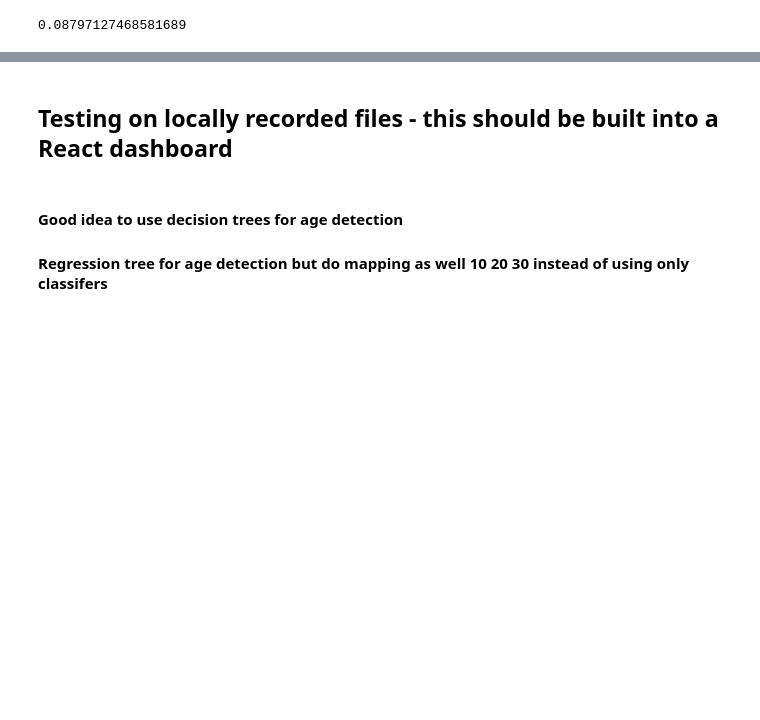
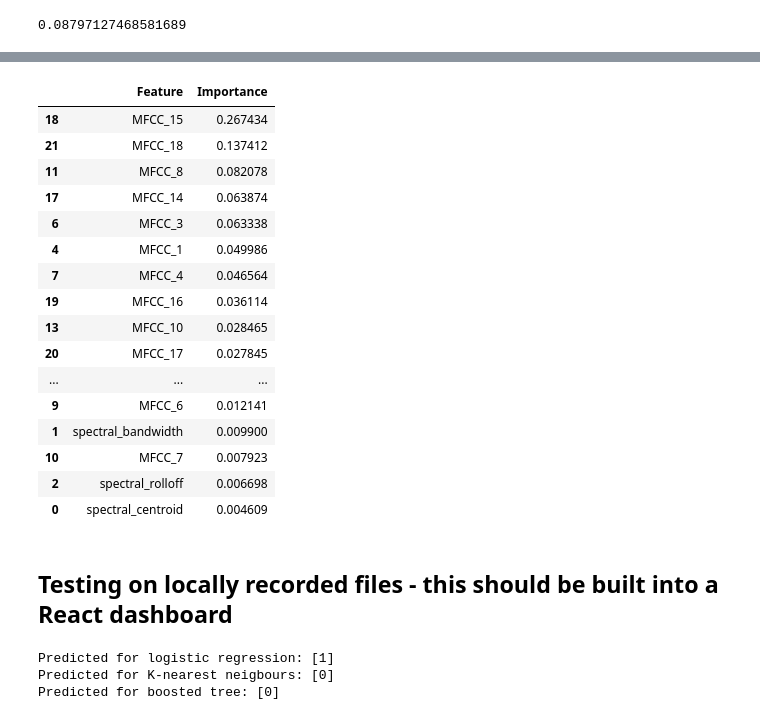
Before and after one commit to Scharlotten/voiceDetection, a Jupyter notebook: preprocess_data.ipynb, the cells around one changed output, grey strips where cells are left out. Cells and saved outputs as stored; diff of their text form; code cells hidden in the pictures; blank space fills up the shorter version.

```diff
--- a/preprocess_data.ipynb
+++ b/preprocess_data.ipynb
@@ -382,0 +385,29 @@ kn_model.fit(X_train, y_train)
+# %%
+from sklearn.model_selection import train_test_split
+from sklearn import tree
+from sklearn.tree import DecisionTreeClassifier, plot_tree
+from sklearn.preprocessing import MinMaxScaler
+X = merged.loc[:, 'spectral_centroid':'MFCC_19']
+scaler = MinMaxScaler()
+X = scaler.fit_transform(X)
+y = merged.gender_num
+
+X_train, X_test, y_train, y_test = train_test_split(X, y, test_size=0.4)
+# %%
+# Trying to find which tree may be the best to build
+from sklearn.model_selection import GridSearchCV
+
+# initial attempt
+param_grid = {
+    'max_depth': [10, 20, 30, 40],
+    'min_samples_split': [20, 40, 60, 80, 100],
+    'min_impurity_decrease': [0, 0.0005, 0.001, 0.005, 0.01]
+}
+
+model = DecisionTreeClassifier(random_state=1)
+
+gridSearch = GridSearchCV(model, param_grid, cv=5)
+gridSearch.fit(X_train, y_train)
+
+print(gridSearch.best_score_)
+print(gridSearch.best_params_)
@@ -382,0 +417,8 @@ kn_model.fit(X_train, y_train)
+# %%
+import dmba
+from sklearn.ensemble import GradientBoostingClassifier
+
+model_boost = GradientBoostingClassifier(n_estimators=200, learning_rate=0.12)
+model_boost.fit(X_train, y_train)
+
+dmba.classificationSummary(y_test, model_boost.predict(X_test))
@@ -383,3 +450,29 @@ kn_model.fit(X_train, y_train)
+# %%
+importances = model_boost.feature_importances_
+
+result = pd.DataFrame({
+    'Feature': X.columns,
+    'Importance': importances
+})
+result.sort_values('Importance', ascending=False)
+# %% [output]
+|  | Feature | Importance |
+| 18 | MFCC_15 | 0.267434 |
+| 21 | MFCC_18 | 0.137412 |
+| 11 | MFCC_8 | 0.082078 |
+| 17 | MFCC_14 | 0.063874 |
+| 6 | MFCC_3 | 0.063338 |
+| 4 | MFCC_1 | 0.049986 |
+| 7 | MFCC_4 | 0.046564 |
+| 19 | MFCC_16 | 0.036114 |
+| 13 | MFCC_10 | 0.028465 |
+| 20 | MFCC_17 | 0.027845 |
+| ... | ... | ... |
+| 9 | MFCC_6 | 0.012141 |
+| 1 | spectral_bandwidth | 0.009900 |
+| 10 | MFCC_7 | 0.007923 |
+| 2 | spectral_rolloff | 0.006698 |
+| 0 | spectral_centroid | 0.004609 |
 # %%
 import pickle
 pickle.dump(model, open("LogisticRegression.model", "wb"))
@@ -388,10 +481,9 @@ pickle.dump(model, open("KNeighborsClassifier.model", "wb"))
 ## Testing on locally recorded files - this should be built into a React dashboard
 # %%
 # Testing on new files
-test_file = import_mp3file("./", "Recording_outer_mic.m4a")
+test_file = import_mp3file("./", "Recording_Anna_again.m4a")
 test_frame = pd.DataFrame(test_file, index=[0])
 X = test_frame.loc[:, 'spectral_centroid':'MFCC_19']
-# TEST = pd.DataFrame(preprocessing.scale(X), columns=X.columns)
 TEST = scaler.transform(X)
 
 predicted_logistic = kn_model.predict(TEST)
@@ -399,6 +491,10 @@ print(f'Predicted for logistic regression: {predicted_logistic}')
 
 k_predicted = model.predict(TEST)
 print( (f'Predicted for K-nearest neigbours: {k_predicted}'))
+
+boosted_tree = model_boost.predict(TEST)
+print(f'Predicted for boosted tree: {boosted_tree}')
+# %% [output]
+Predicted for logistic regression: [1]
+Predicted for K-nearest neigbours: [0]
+Predicted for boosted tree: [0]
-# %% [markdown]
-#### Good idea to use decision trees for age detection
-#### Regression tree for age detection but do mapping as well 10 20 30 instead of using only classifers
```
Also changed, not shown: parts of 10 cells of this notebook.
